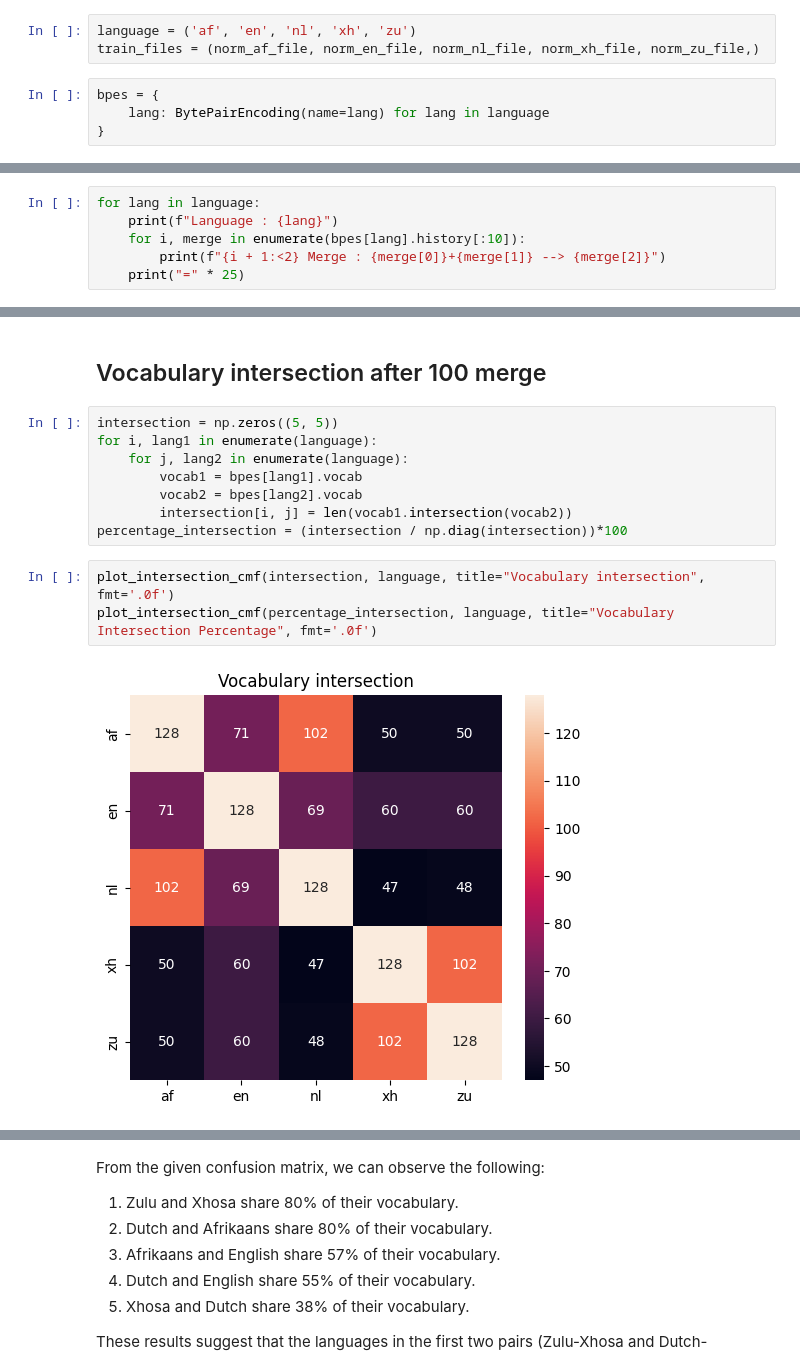
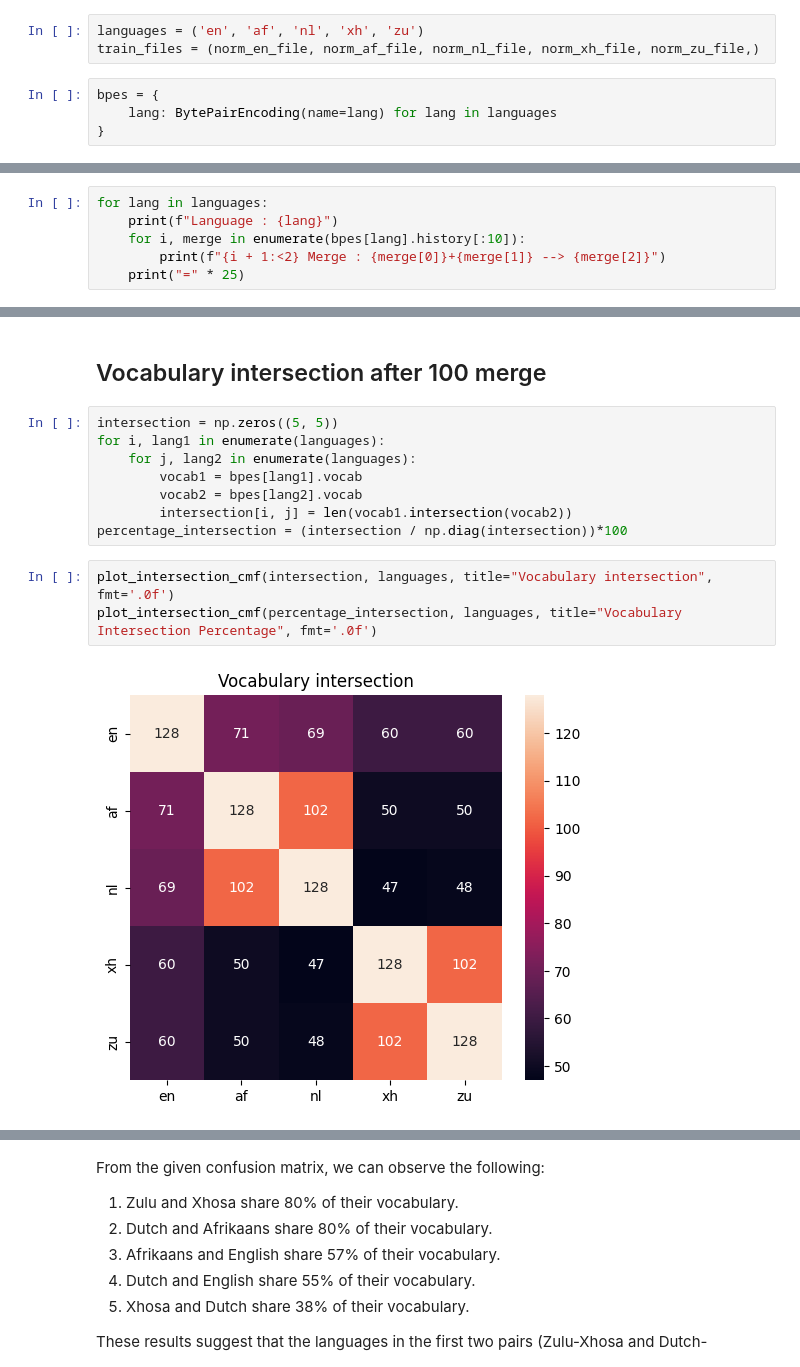
Before and after one commit to Fahazavana/NGramLMs_BPE, a Jupyter notebook: main.ipynb, the cells around one changed output, grey strips where cells are left out. Saved outputs shown, nothing was run; the diff lists cells and outputs as text.

Commit message:
Update references, arrange language order

```diff
--- a/main.ipynb
+++ b/main.ipynb
@@ -417,9 +292,9 @@ Therefore, the appropriate number of merges should be chosen to obtain a compact
 # %%
-language = ('af', 'en', 'nl', 'xh', 'zu')
-train_files = (norm_af_file, norm_en_file, norm_nl_file, norm_xh_file, norm_zu_file,)
+languages = ('en', 'af', 'nl', 'xh', 'zu')
+train_files = (norm_en_file, norm_af_file, norm_nl_file, norm_xh_file, norm_zu_file,)
 # %%
 bpes = {
-    lang: BytePairEncoding(name=lang) for lang in language
+    lang: BytePairEncoding(name=lang) for lang in languages
 }
 # %%
 for file, lang in zip(train_files, bpes.keys()):
@@ -439,7 +314,7 @@ Encoding Done
 # %% [markdown]
 ### Ten first merges for each language
 # %%
-for lang in language:
+for lang in languages:
     print(f"Language : {lang}")
     for i, merge in enumerate(bpes[lang].history[:10]):
         print(f"{i + 1:<2} Merge : {merge[0]}+{merge[1]} --> {merge[2]}")
@@ -466,14 +341,14 @@ Language : af
 ## Vocabulary intersection after 100 merge
 # %%
 intersection = np.zeros((5, 5))
-for i, lang1 in enumerate(language):
-    for j, lang2 in enumerate(language):
+for i, lang1 in enumerate(languages):
+    for j, lang2 in enumerate(languages):
         vocab1 = bpes[lang1].vocab
         vocab2 = bpes[lang2].vocab
         intersection[i, j] = len(vocab1.intersection(vocab2))
 percentage_intersection = (intersection / np.diag(intersection))*100
 # %%
-plot_intersection_cmf(intersection, language, title="Vocabulary intersection", fmt='.0f')
-plot_intersection_cmf(percentage_intersection, language, title="Vocabulary Intersection Percentage", fmt='.0f')
+plot_intersection_cmf(intersection, languages, title="Vocabulary intersection", fmt='.0f')
+plot_intersection_cmf(percentage_intersection, languages, title="Vocabulary Intersection Percentage", fmt='.0f')
 # %% [output]
-[figure, old version]
+[figure, new version]
```
Also changed, not shown: parts of 37 cells of this notebook, 4 other files.
